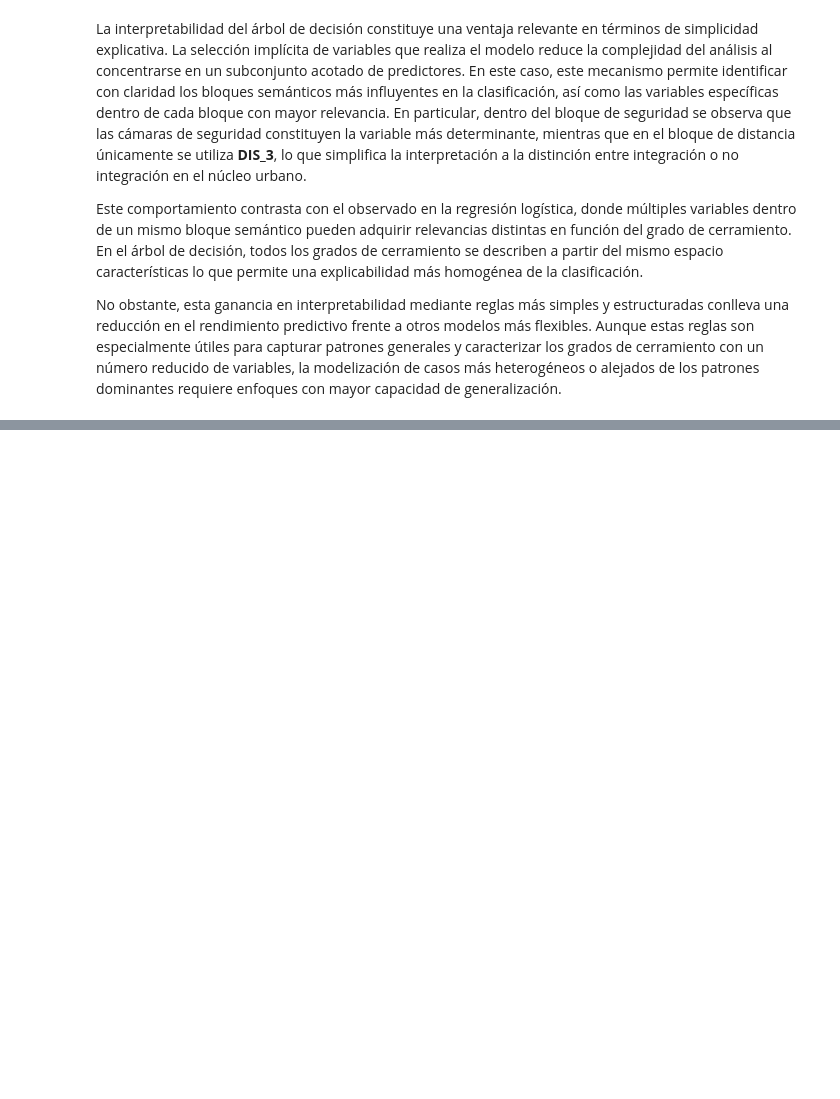
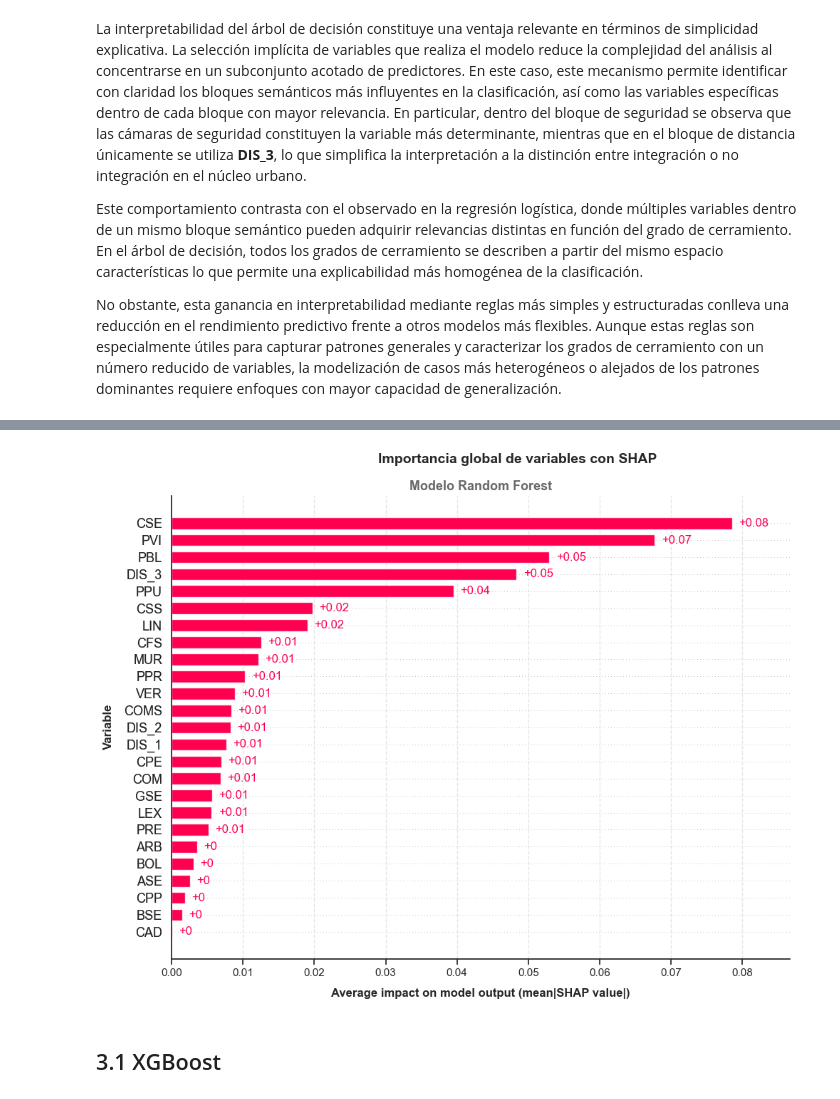
Before and after one commit to davidfernxndez/urban-residential-classification, a Jupyter notebook: notebooks/06_Interpretability_analysis.ipynb, the cells around one changed output, grey strips where cells are left out. Cells and saved outputs as stored; diff of their text form; code cells hidden in the pictures; blank space fills up the shorter version.

Commit message:
v1.3.4 SHAP methods

```diff
--- a/notebooks/06_Interpretability_analysis.ipynb
+++ b/notebooks/06_Interpretability_analysis.ipynb
@@ -369,0 +391,3 @@ No obstante, esta ganancia en interpretabilidad mediante reglas más simples y e
+# %%
+RF_artifact_path =  os.path.join(models_folder,"Random_Forest_model.pkl")
+shap_values_RF = get_shap_tree(cfg, RF_artifact_path)
@@ -369,0 +402,6 @@ No obstante, esta ganancia en interpretabilidad mediante reglas más simples y e
+# %%
+plot_shap_global_feature_importance(cfg, shap_values_RF, model_name="Random Forest", num_features_display=25)
+# %% [output]
+[figure, added]
+# %% [markdown]
+## 3.1 XGBoost
```
Also changed, not shown: parts of 10 cells of this notebook, 7 other files.
